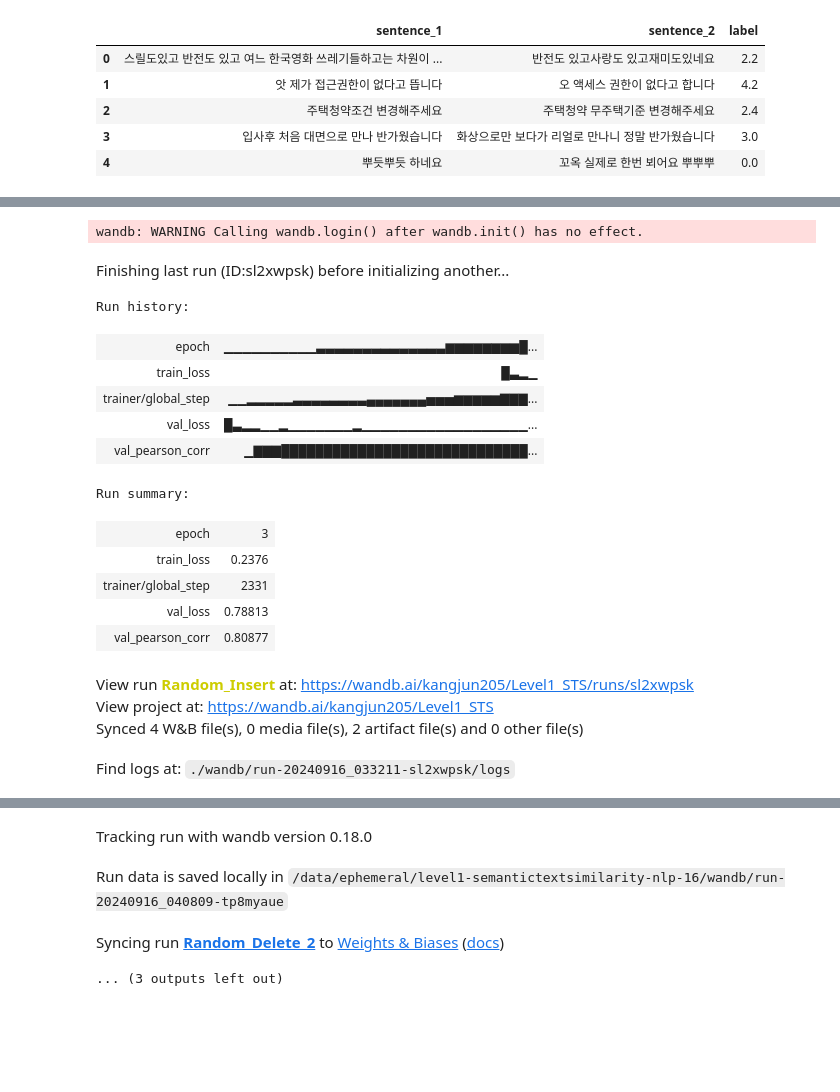
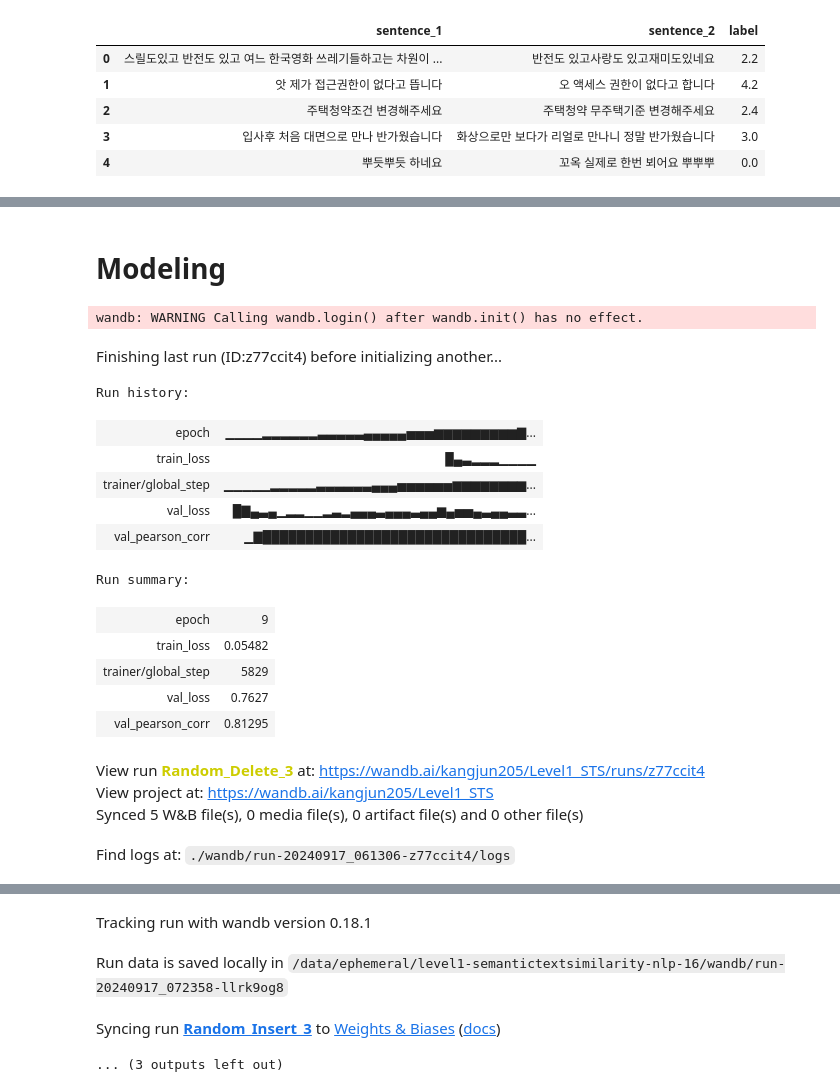
Before and after one commit to boostcampaitech7/level1-semantictextsimilarity-nlp-16, a Jupyter notebook: kkj.ipynb, the cells around one changed output, grey strips where cells are left out. Drawn from its saved outputs; the diff is of its cells as text; code cells hidden in the pictures; blank space fills up the shorter version.

```diff
--- a/kkj.ipynb
+++ b/kkj.ipynb
@@ -104,3 +160,5 @@ train.reset_index(drop=True, inplace=True)
+# %% [markdown]
+# Modeling
 # %%
 config = {
     'BATCH_SIZE': 32,
@@ -111,23 +169,23 @@ config = {
 }
 # %%
 wandb.login(key='dfae2bfa701b636a0c1d84ddd928a19f5e17c2f5')
-wandb.init(project="Level1_STS", name = 'Random_Delete_2', config = config)
+wandb.init(project="Level1_STS", name = 'Random_Insert_3', config = config)
 # %% [output]
 wandb: WARNING Calling wandb.login() after wandb.init() has no effect.
-Finishing last run (ID:sl2xwpsk) before initializing another...
+Finishing last run (ID:z77ccit4) before initializing another...
 Run history:
-| epoch | ▁▁▁▁▁▁▁▁▁▁▃▃▃▃▃▃▃▃▃▃▃▃▃▃▆▆▆▆▆▆▆▆█... |
-| train_loss | █▃▂▁ |
-| trainer/global_step | ▁▁▂▂▂▂▂▃▃▃▃▃▃▃▃▄▄▄▄▄▄▄▅▅▅▆▆▆▆▆▇▇▇... |
-| val_loss | █▃▂▂▁▁▂▁▁▁▁▁▁▁▂▁▁▁▁▁▁▁▁▁▁▁▁▁▁▁▁▁▁... |
-| val_pearson_corr | ▁▇▇▇█████████████████████████████... |
+| epoch | ▁▁▁▁▂▂▂▂▂▂▃▃▃▃▃▄▄▄▄▄▅▅▅▆▆▆▆▆▆▆▆▆▇... |
+| train_loss | █▄▃▂▂▂▁▁▁▁ |
+| trainer/global_step | ▁▁▁▁▁▂▂▂▂▂▃▃▃▃▃▃▄▄▄▅▅▅▅▅▅▆▆▆▆▆▆▆▆... |
+| val_loss | █▇▄▃▄▁▂▂▁▁▂▃▂▄▄▄▃▄▄▄▃▄▄▆▄▅▅▄▃▄▄▃▃... |
+| val_pearson_corr | ▁▇███████████████████████████████... |
 Run summary:
-| epoch | 3 |
-| train_loss | 0.2376 |
-| trainer/global_step | 2331 |
-| val_loss | 0.78813 |
-| val_pearson_corr | 0.80877 |
+| epoch | 9 |
+| train_loss | 0.05482 |
+| trainer/global_step | 5829 |
+| val_loss | 0.7627 |
+| val_pearson_corr | 0.81295 |
-View run Random_Insert at: https://wandb.ai/kangjun205/Level1_STS/runs/sl2xwpsk
+View run Random_Delete_3 at: https://wandb.ai/kangjun205/Level1_STS/runs/z77ccit4
 View project at: https://wandb.ai/kangjun205/Level1_STS
-Synced 4 W&B file(s), 0 media file(s), 2 artifact file(s) and 0 other file(s)
+Synced 5 W&B file(s), 0 media file(s), 0 artifact file(s) and 0 other file(s)
-Find logs at: ./wandb/run-20240916_033211-sl2xwpsk/logs
+Find logs at: ./wandb/run-20240917_061306-z77ccit4/logs
@@ -135,6 +193,6 @@ Successfully finished last run (ID:sl2xwpsk). Initializing new run:
-Tracking run with wandb version 0.18.0
+Tracking run with wandb version 0.18.1
-Run data is saved locally in /data/ephemeral/level1-semantictextsimilarity-nlp-16/wandb/run-20240916_040809-tp8myaue
+Run data is saved locally in /data/ephemeral/level1-semantictextsimilarity-nlp-16/wandb/run-20240917_072358-llrk9og8
-Syncing run Random_Delete_2 to Weights & Biases (docs)
+Syncing run Random_Insert_3 to Weights & Biases (docs)
 ... (3 outputs left out)
 # %%
 now_min = datetime.datetime.now().strftime('%d%H%M')
```
Also changed, not shown: parts of 9 cells of this notebook.
